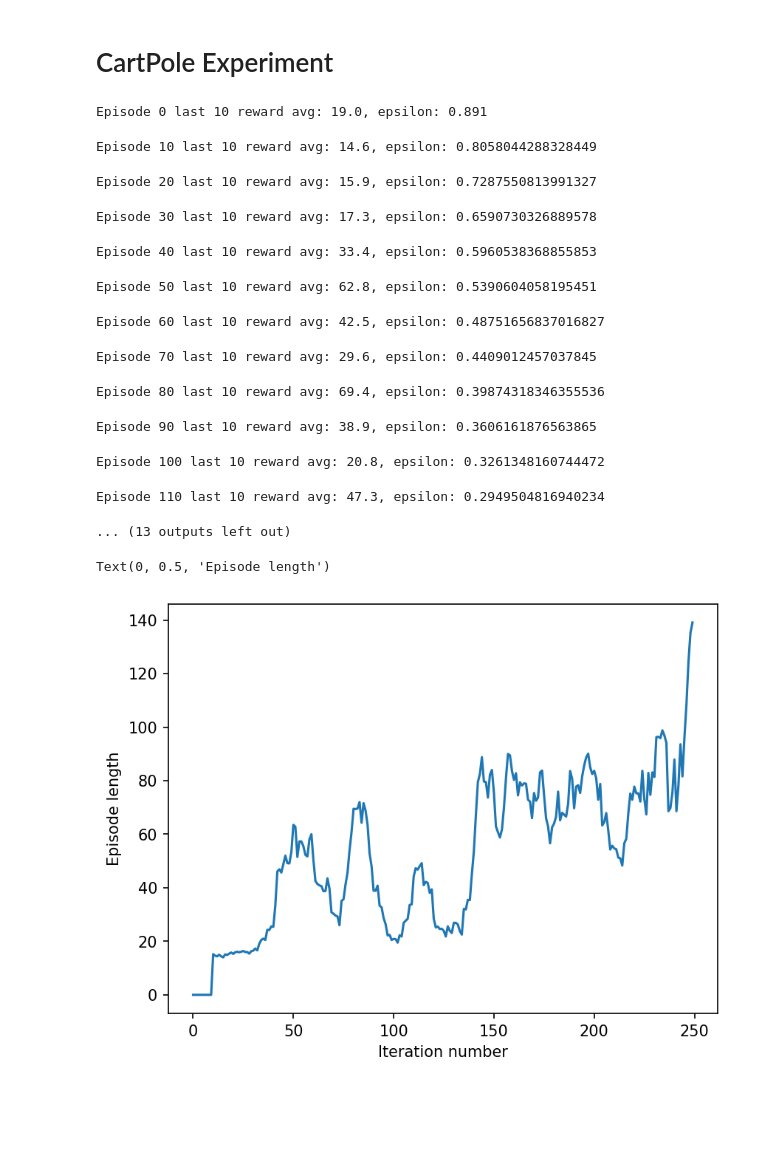
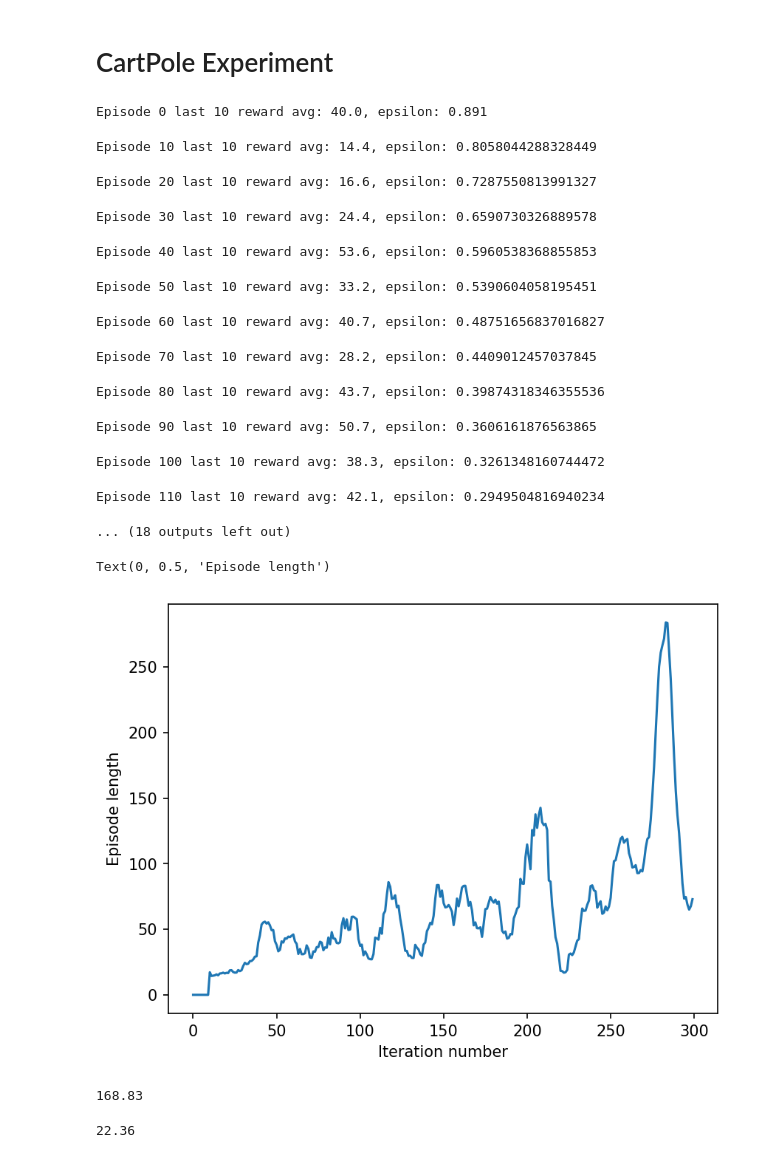
Before and after one commit to achyutha11/cartpole_experiments, a Jupyter notebook: cartpole_experiments.ipynb, the cells around one changed output. Cells and saved outputs as stored; diff of their text form; code cells hidden in the pictures; blank space fills up the shorter version.

```diff
--- a/cartpole_experiments.ipynb
+++ b/cartpole_experiments.ipynb
@@ -35,7 +37,7 @@ class DQNAgent():
     RL agent that utilizes a DQN algorithm to solve the Cartpole environment.
     """
 
-    def __init__(self, gamma=0.95, epsilon=0.9, epsilon_decay=0.99, epsilon_min=0.05, tau=0.99):
+    def __init__(self, gamma=0.95, epsilon=0.9, epsilon_decay=0.99, epsilon_min=0.01, tau=0.99):
         """
         Initialize agent.
 
@@ -123,9 +125,7 @@ class DQNAgent():
 
         model = Sequential(
             [
-                Dense(512, activation='relu', input_shape=(4,)),
-                Dense(256, activation='relu'),
-                Dense(128, activation='relu'),
+                Dense(128, activation='relu', input_shape=(4,)),
                 Dense(64, activation='relu'),
                 Dense(2, activation='linear')
             ]
@@ -164,10 +164,6 @@ class DQNAgent():
         # Update target-q to be tau * target q weights + (1 - tau) * q weights
         new_weights = [self.tau * i + (1 - self.tau) * j for i, j in zip(self.target_q.weights, self.q_function.weights)]
         self.target_q.set_weights(new_weights)
-
-        # Update epsilon
-#         self.epsilon *= self.epsilon_decay
-#         self.epsilon = max(self.epsilon, self.epsilon_min)
 
 
     def go(self, env, num_rounds=100, train_freq=5):
@@ -221,6 +217,9 @@ class DQNAgent():
 
                 length += 1
 
+                if length > 550:
+                    break
+
 
              # Update epsilon
             self.epsilon *= self.epsilon_decay
@@ -228,6 +227,9 @@ class DQNAgent():
 
             length_lst.append(length)
 
+            if np.mean(length_lst[-10:]) >= 475:
+                break
+
             if i % 10 == 0:
                 print("Episode {} last 10 reward avg: {}, epsilon: {}".format(i, np.mean(length_lst[-10:]), self.epsilon))
 
@@ -246,26 +248,26 @@ agent = DQNAgent()
 # %%
 env = gym.make('CartPole-v1', render_mode='rgb_array')
 # %%
-lengths = agent.go(env, num_rounds=250)
+lengths = agent.go(env, num_rounds=300)
 # %% [output]
-Episode 0 last 10 reward avg: 19.0, epsilon: 0.891
+Episode 0 last 10 reward avg: 40.0, epsilon: 0.891
-Episode 10 last 10 reward avg: 14.6, epsilon: 0.8058044288328449
+Episode 10 last 10 reward avg: 14.4, epsilon: 0.8058044288328449
-Episode 20 last 10 reward avg: 15.9, epsilon: 0.7287550813991327
+Episode 20 last 10 reward avg: 16.6, epsilon: 0.7287550813991327
-Episode 30 last 10 reward avg: 17.3, epsilon: 0.6590730326889578
+Episode 30 last 10 reward avg: 24.4, epsilon: 0.6590730326889578
-Episode 40 last 10 reward avg: 33.4, epsilon: 0.5960538368855853
+Episode 40 last 10 reward avg: 53.6, epsilon: 0.5960538368855853
-Episode 50 last 10 reward avg: 62.8, epsilon: 0.5390604058195451
+Episode 50 last 10 reward avg: 33.2, epsilon: 0.5390604058195451
-Episode 60 last 10 reward avg: 42.5, epsilon: 0.48751656837016827
+Episode 60 last 10 reward avg: 40.7, epsilon: 0.48751656837016827
-Episode 70 last 10 reward avg: 29.6, epsilon: 0.4409012457037845
+Episode 70 last 10 reward avg: 28.2, epsilon: 0.4409012457037845
-Episode 80 last 10 reward avg: 69.4, epsilon: 0.39874318346355536
+Episode 80 last 10 reward avg: 43.7, epsilon: 0.39874318346355536
-Episode 90 last 10 reward avg: 38.9, epsilon: 0.3606161876563865
+Episode 90 last 10 reward avg: 50.7, epsilon: 0.3606161876563865
-Episode 100 last 10 reward avg: 20.8, epsilon: 0.3261348160744472
+Episode 100 last 10 reward avg: 38.3, epsilon: 0.3261348160744472
-Episode 110 last 10 reward avg: 47.3, epsilon: 0.2949504816940234
+Episode 110 last 10 reward avg: 42.1, epsilon: 0.2949504816940234
-... (13 outputs left out)
+... (18 outputs left out)
 # %%
-iters = np.arange(250)
+iters = np.arange(300)
 plt.plot(iters, rolling_average(lengths, 10))
 plt.xlabel("Iteration number")
 plt.ylabel("Episode length")
 # %% [output]
 Text(0, 0.5, 'Episode length')
-[figure, old version]
+[figure, new version]
@@ -319,0 +314,8 @@ plt.legend()
+# %%
+np.mean(agent_lengths)
+# %% [output]
+168.83
+# %%
+np.mean(random_lengths)
+# %% [output]
+22.36
```
Also changed, not shown: parts of 12 cells of this notebook.
